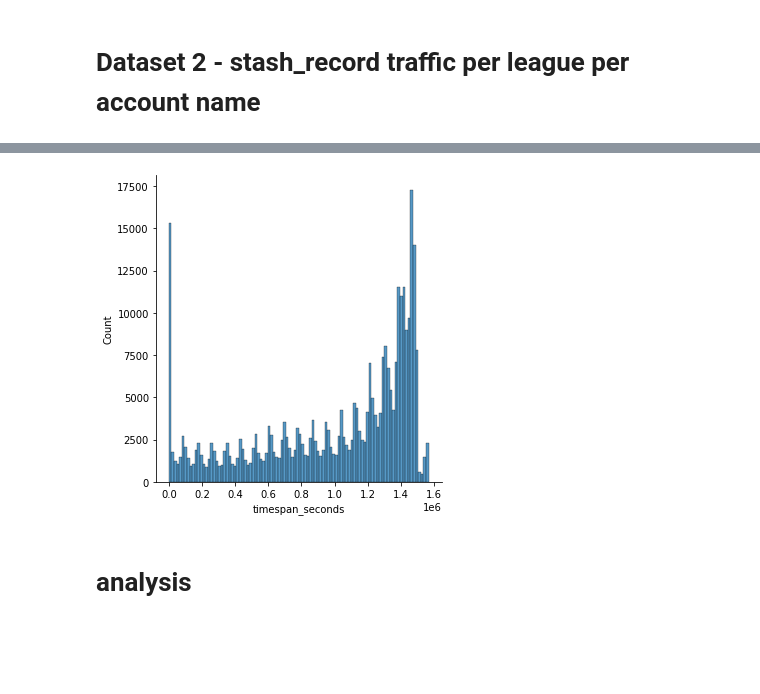
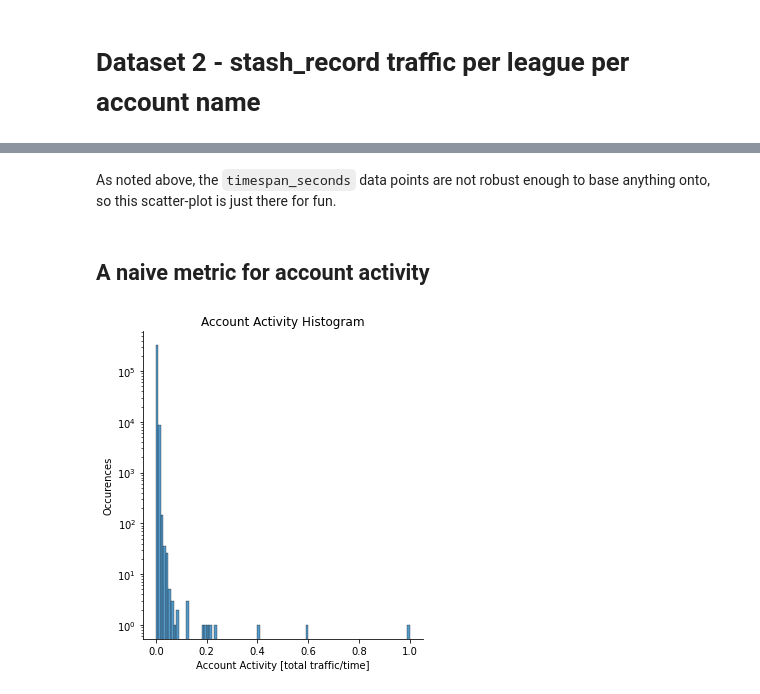
Before and after one commit to maximumstock/poe-river-analysis, a Jupyter notebook: Indexer League Traffic.ipynb, the cells around one changed output, grey strips where cells are left out. Cells and saved outputs as stored; diff of their text form; code cells hidden in the pictures; blank space fills up the shorter version.

Commit message:
feat: Work on league stats analysis

```diff
--- a/Indexer League Traffic.ipynb
+++ b/Indexer League Traffic.ipynb
@@ -90,8 +140,29 @@ As expected, a very large proportion of players triggered only few stash_record
+# %% [markdown]
+As noted above, the `timespan_seconds` data points are not robust enough to base anything onto, so this scatter-plot is just there for fun.
+# %% [markdown]
+## A naive metric for account activity
+# %%
+def add_activity(df):
+    # As a soft metric, lets devise `traffic/time` to differentiate between sporadically and continuously active accounts
+    # This should be fine, as we assume the underlying data was collected by sampling at regular intervals
+    df["activity"] = df.apply(lambda x: x["count"] / (x["timespan_seconds"] + 1), axis=1)
+
+    # lets also normalize it right away
+    max_activity = df["activity"].max()
+    df["activity"] = (df["activity"] / max_activity)
+
+    # lets also normalize traffic
+    df["count"] = df["count"] / df["count"].max()
+
+    return df
+# %%
+df = add_activity(df)
 # %%
-g = sns.displot(df["timespan_seconds"], bins=100)
-#g.set(yscale="log")
+g = sns.displot(df["activity"], bins=100)
+plt.xlabel("Account Activity [total traffic/time]")
+plt.ylabel("Occurences")
+plt.title("Account Activity Histogram")
+plt.yscale("log")
 plt.show()
 # %% [output]
-[figure, old version]
+[figure, new version]
-# %% [markdown]
-# analysis
```
Also changed, not shown: parts of 26 cells of this notebook.
